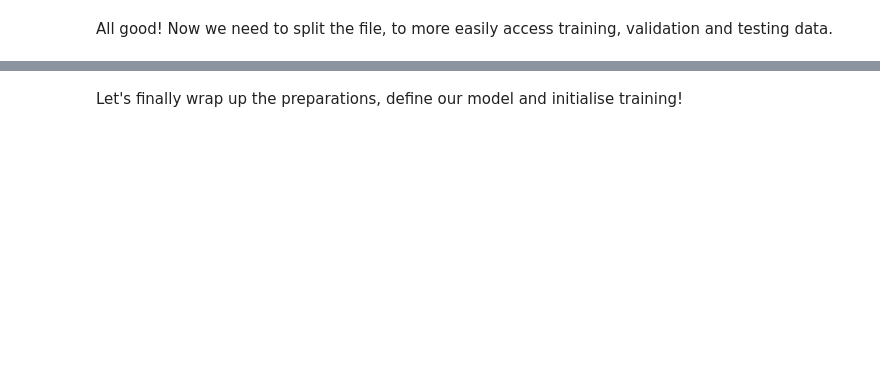
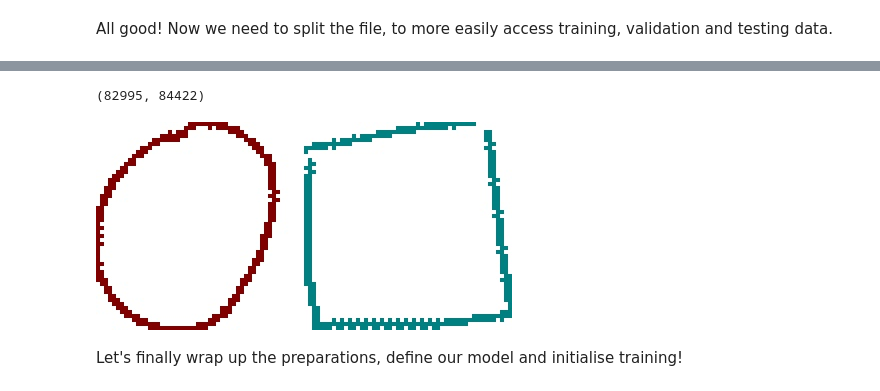
Before and after one commit to de-lachende-cavalier/sorvis, a Jupyter notebook: classifying_NCAs.ipynb, the cells around one changed output, grey strips where cells are left out. Cells and saved outputs as stored; diff of their text form; code cells hidden in the pictures; blank space fills up the shorter version.

```diff
--- a/classifying_NCAs.ipynb
+++ b/classifying_NCAs.ipynb
@@ -308,3 +371,60 @@ All good! Now we need to split the file, to more easily access training, validat
+# %%
+len(x_train_circle), len(x_train_square) # pretty balanced, that's very good!
+# %% [output]
+(82995, 84422)
+# %%
+color_lookup = tf.constant([
+    [128, 0, 0],
+    [0, 128, 128],
+
+    [0, 0, 0], # shape default
+    [255, 255, 255], # background
+])
+
+def color_labels(x, y_pic, dtype=tf.uint8):
+    # determine where the drawing exists (i.e., black pixels)
+    is_black = tf.cast(x == 0, tf.float32)
+    is_white = tf.cast(x == 1, tf.float32) + 0.1
+
+    y_pic = y_pic * tf.expand_dims(is_black, -1)  # apply colors only where the drawing exists.
+
+    color_layer = tf.concat([y_pic, tf.stack([is_black, is_white], -1)], -1)
+
+    rgb = tf.gather(color_lookup, tf.argmax(color_layer, -1))
+    if dtype == tf.uint8:
+        return tf.cast(rgb, tf.uint8)
+    else:
+        return tf.cast(rgb, dtype) / 255.
+
+def to_binary_label(x, y):
+    """Convert to binary labels for circle and square."""
+    y_res = np.zeros(list(x.shape) + [2])
+    for i, label in enumerate(y):
+        y_res[i, x[i] == 0, label] = 1.0
+    return y_res.astype(np.float32)
+
+def find_different_shapes(x_set, y_set, y_set_pic, orientation="vertical"):
+    result_y = []
+    result_x = []
+    for i in range(2):
+        for x, y, y_pic in zip(x_set, y_set, y_set_pic):
+            if y == i:
+                result_y.append(color_labels(x, y_pic))
+                result_x.append(x)
+                break
+    assert len(result_y) == 2
+
+    result_y = np.concatenate(result_y, axis=0 if orientation == "vertical" else 1)
+    result_x = np.stack(result_x)
+
+    return result_y, result_x
+
+y_train_pic = to_binary_label(x_train, y_train)
+shapes_legend_horiz, _ = find_different_shapes(x_train, y_train, y_train_pic, "horizontal")
+
+imshow(zoom(shapes_legend_horiz))
+# %% [output]
+[figure, added]
 # %% [markdown]
 Let's finally wrap up the preparations, define our model and initialise training!
 # %%
```
Also changed, not shown: parts of 11 cells of this notebook.
